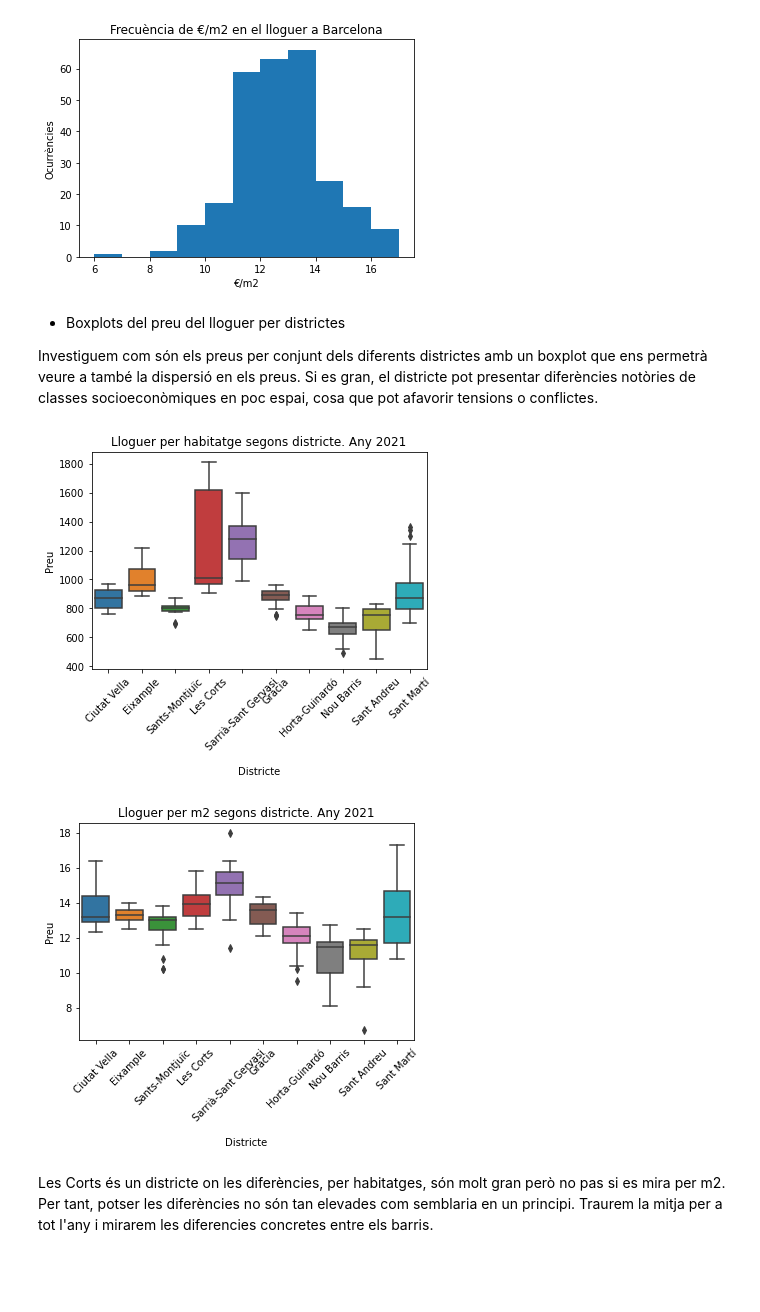
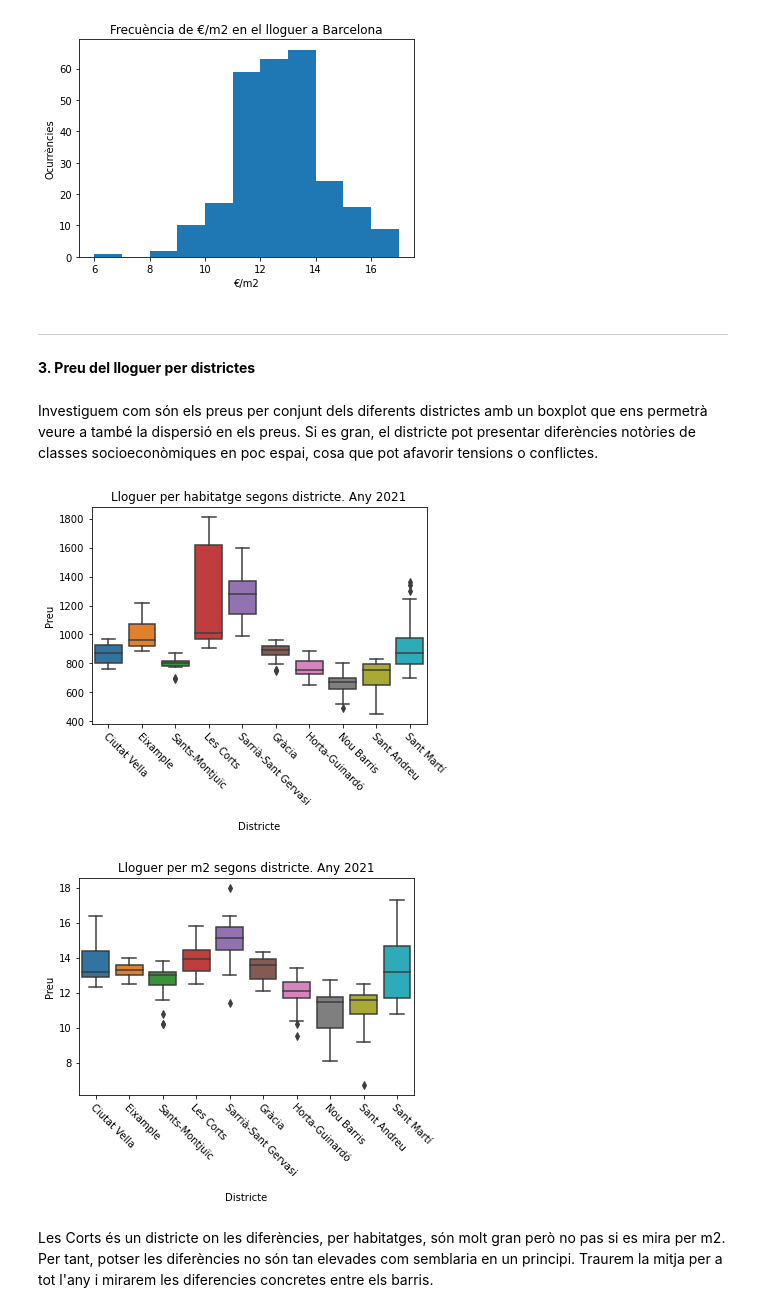
Before and after one commit to Macletus/itacademy-datascience, a Jupyter notebook: sprint04/Sprint04_Tasca01.ipynb, the cells around one changed output. Cells and saved outputs as stored; diff of their text form; code cells hidden in the pictures; blank space fills up the shorter version.

```diff
--- a/sprint04/Sprint04_Tasca01.ipynb
+++ b/sprint04/Sprint04_Tasca01.ipynb
@@ -184,34 +225,42 @@ plt.savefig(file, dpi=200, pad_inches=0.1,
             bbox_inches='tight')
 # %% [output]
 [figure]
+# %% [markdown]
+---
+**3. Preu del lloguer per districtes**
 # %% [markdown]
-- Boxplots del preu del lloguer per districtes
-
 Investiguem com són els preus per conjunt dels diferents districtes amb un boxplot que ens permetrà veure a també la dispersió en els preus. Si es gran, el districte pot presentar diferències notòries de classes socioeconòmiques en poc espai, cosa que pot afavorir tensions o conflictes.
 # %%
+#Una variable númeroa i una categórica
+
 fig, ax = plt.subplots()
+
 sns.boxplot(data=rent_house_df, x='Nom_Districte', y="Preu", dodge=False)
-#ax.set_xticks(range(len(rent_df['Nom_Districte'].unique())))
+
 ax.set_xticklabels(rent_house_df['Nom_Districte'].unique(), rotation='45')
 ax.set_xlabel('Districte', rotation=0, fontsize=10, labelpad=15)
+plt.setp(ax.xaxis.get_majorticklabels(), rotation=-45, ha="left", rotation_mode="anchor")
 
 plt.title('Lloguer per habitatge segons districte. Any 2021')
-file = plot_path / str('Fig03_Lloguer_Habitatge_Districtes')
+file = plot_path / str('Fig04_Lloguer_Habitatge_Districtes')
 plt.savefig(file, dpi=400, pad_inches=0.1,
             bbox_inches='tight')
 # %% [output]
-[figure, old version]
+[figure, new version]
 # %%
 fig, ax = plt.subplots()
+
 sns.boxplot(data=rent_m2_df, x='Nom_Districte', y="Preu", dodge=False)
-#ax.set_xticks(range(len(rent_df['Nom_Districte'].unique())))
+
 ax.set_xticklabels(rent_m2_df['Nom_Districte'].unique(), rotation='45')
 ax.set_xlabel('Districte', rotation=0, fontsize=10, labelpad=15)
+plt.setp(ax.xaxis.get_majorticklabels(), rotation=-45, ha="left", rotation_mode="anchor")
+
 plt.title('Lloguer per m2 segons districte. Any 2021')
-file = plot_path / str('Fig04_Lloguer_m2_Districtes')
+file = plot_path / str('Fig05_Lloguer_m2_Districtes')
 plt.savefig(file, dpi=400, pad_inches=0.1,
             bbox_inches='tight')
 # %% [output]
-[figure, old version]
+[figure, new version]
 # %% [markdown]
 Les Corts és un districte on les diferències, per habitatges, són molt gran però no pas si es mira per m2. Per tant, potser les diferències no són tan elevades com semblaria en un principi. Traurem la mitja per a tot l'any i mirarem les diferencies concretes entre els barris.
```
Also changed, not shown: parts of 34 cells of this notebook, 15 other files.
